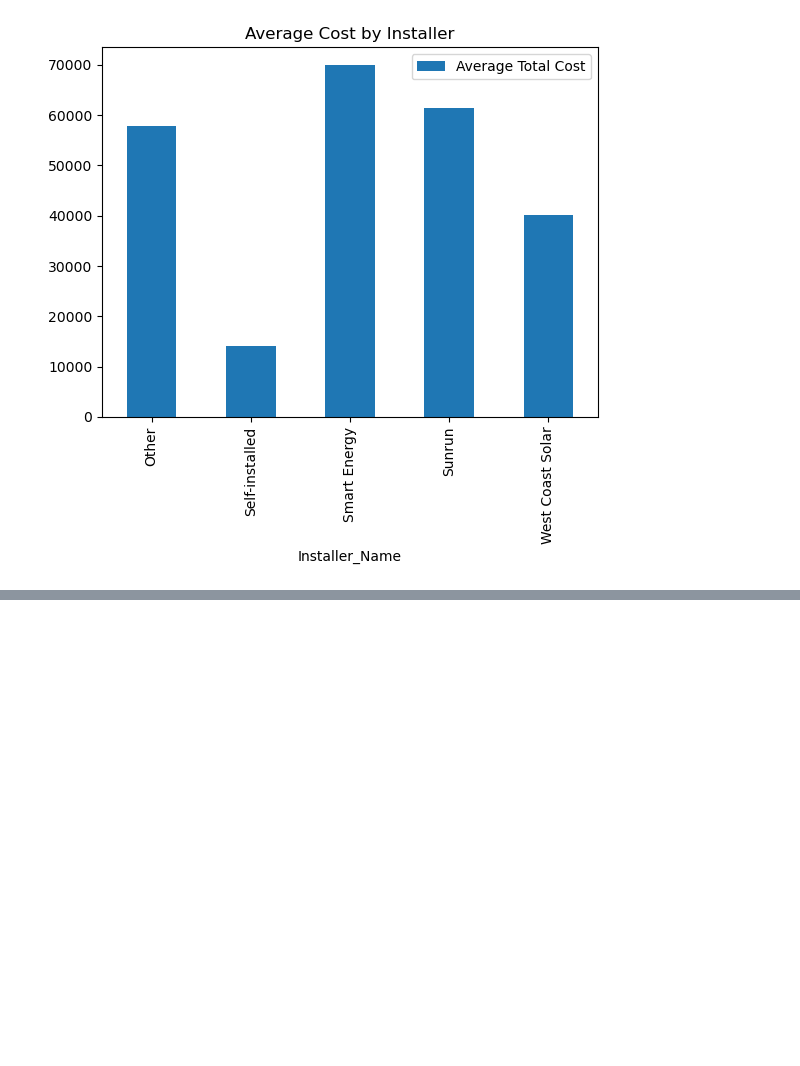
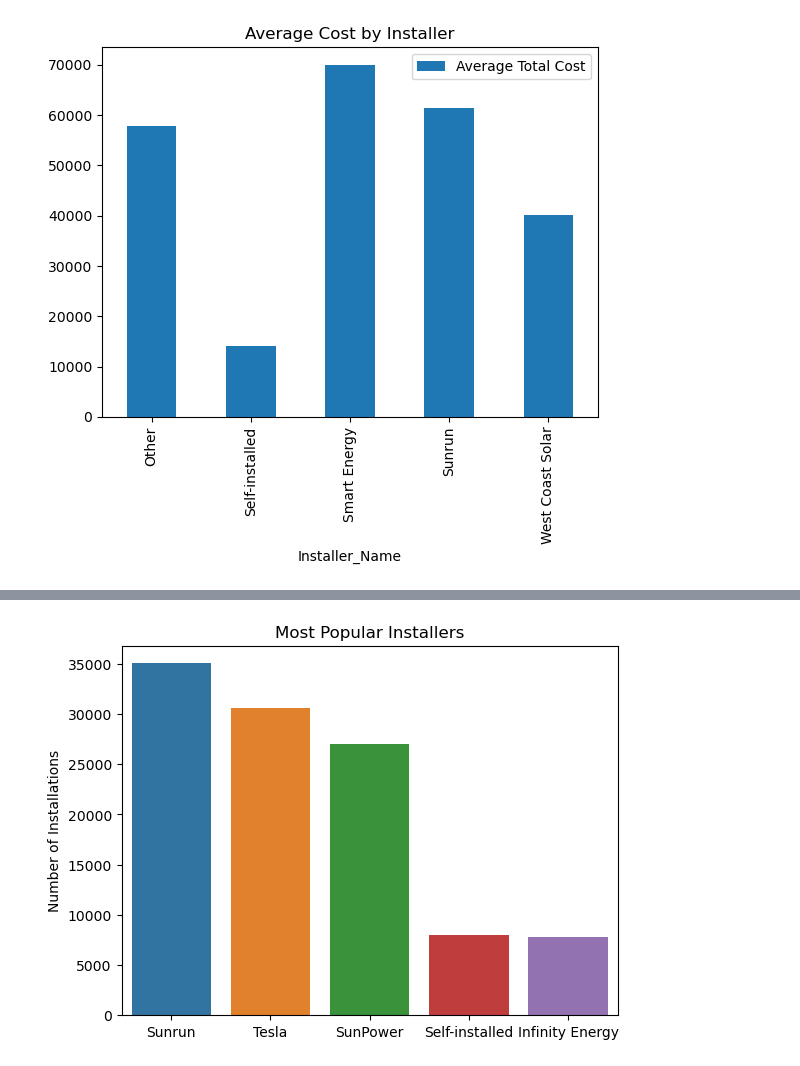
Before and after one commit to ns96/ML_Project, a Jupyter notebook: eda/dataviz.ipynb, the cells around one changed output, grey strips where cells are left out. Saved outputs shown, nothing was run; the diff lists cells and outputs as text; code cells hidden in the pictures; blank space fills up the shorter version.

```diff
--- a/eda/dataviz.ipynb
+++ b/eda/dataviz.ipynb
@@ -207,0 +312,8 @@ plt.show()
+# %%
+sns.barplot(x='Installer_Name', y='installer_count', data=bar_chart)
+plt.ylabel('Number of Installations')
+plt.xlabel('')
+plt.title('Most Popular Installers')
+plt.show()
+# %% [output]
+[figure, added]
```
Also changed, not shown: parts of 17 cells of this notebook.
